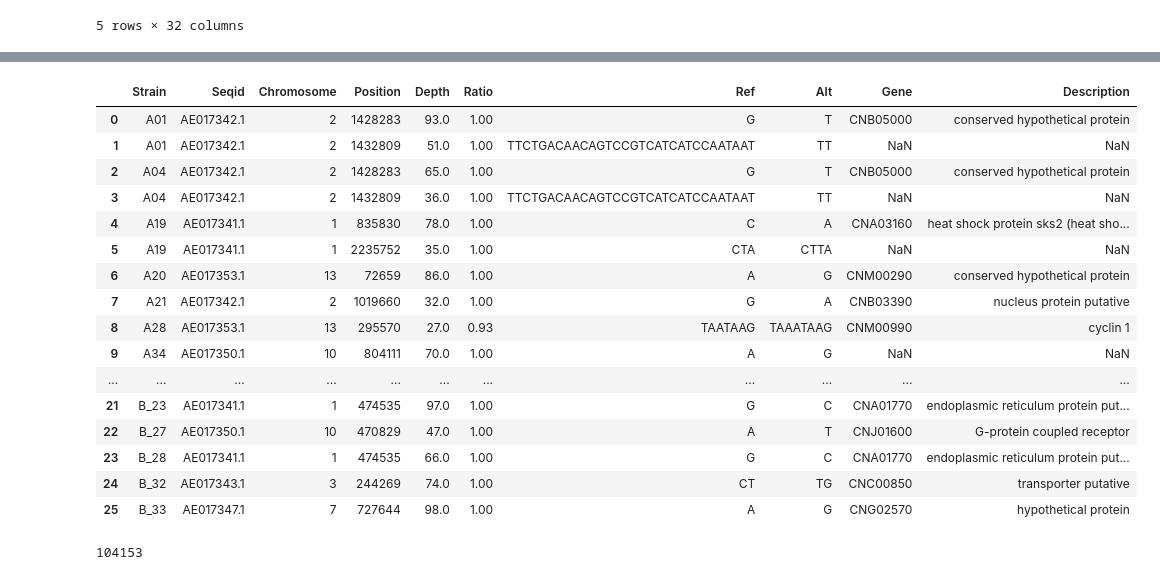
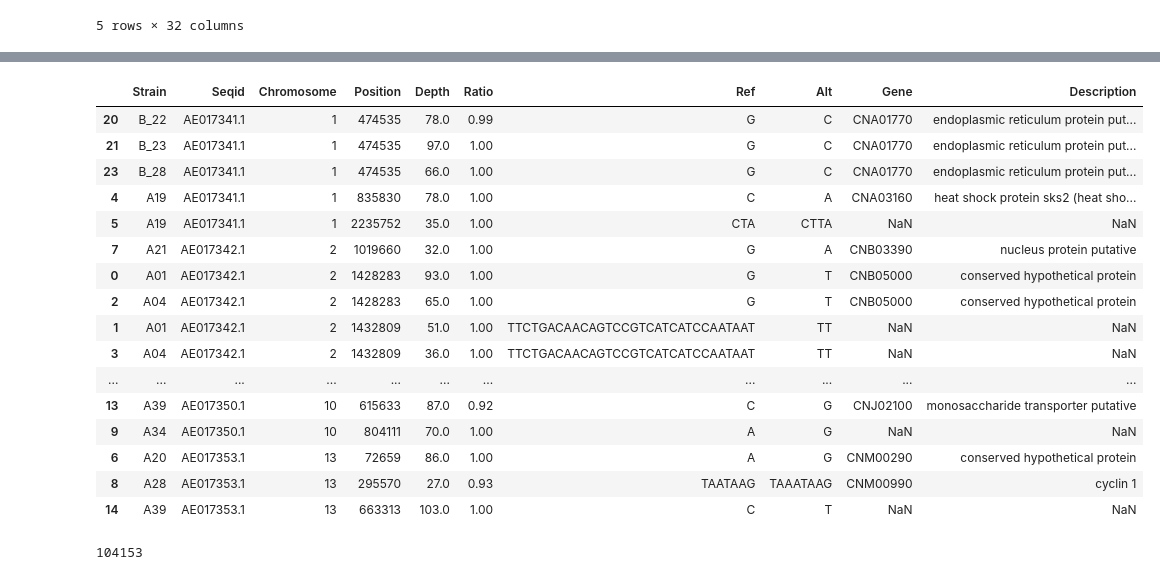
Before and after one commit to magwenelab/Self-Filamentation_B3502_progeny, a Jupyter notebook: SCRIPTS/Variant_filter.ipynb, the cells around one changed output, grey strips where cells are left out. Drawn from its saved outputs; the diff is of its cells as text; code cells hidden in the pictures.

```diff
--- a/SCRIPTS/Variant_filter.ipynb
+++ b/SCRIPTS/Variant_filter.ipynb
@@ -593,23 +623,23 @@ checks.sort_values(['Chromosome','Position'],inplace=True)
 # %%
-checks.sort_values('Strain')
+checks
 # %% [output]
 |  | Strain | Seqid | Chromosome | Position | Depth | Ratio | Ref | Alt | Gene | Description |
-| 0 | A01 | AE017342.1 | 2 | 1428283 | 93.0 | 1.00 | G | T | CNB05000 | conserved hypothetical protein |
-| 1 | A01 | AE017342.1 | 2 | 1432809 | 51.0 | 1.00 | TTCTGACAACAGTCCGTCATCATCCAATAAT | TT | NaN | NaN |
-| 2 | A04 | AE017342.1 | 2 | 1428283 | 65.0 | 1.00 | G | T | CNB05000 | conserved hypothetical protein |
-| 3 | A04 | AE017342.1 | 2 | 1432809 | 36.0 | 1.00 | TTCTGACAACAGTCCGTCATCATCCAATAAT | TT | NaN | NaN |
+| 20 | B_22 | AE017341.1 | 1 | 474535 | 78.0 | 0.99 | G | C | CNA01770 | endoplasmic reticulum protein put... |
+| 21 | B_23 | AE017341.1 | 1 | 474535 | 97.0 | 1.00 | G | C | CNA01770 | endoplasmic reticulum protein put... |
+| 23 | B_28 | AE017341.1 | 1 | 474535 | 66.0 | 1.00 | G | C | CNA01770 | endoplasmic reticulum protein put... |
 | 4 | A19 | AE017341.1 | 1 | 835830 | 78.0 | 1.00 | C | A | CNA03160 | heat shock protein sks2 (heat sho... |
 | 5 | A19 | AE017341.1 | 1 | 2235752 | 35.0 | 1.00 | CTA | CTTA | NaN | NaN |
+| 7 | A21 | AE017342.1 | 2 | 1019660 | 32.0 | 1.00 | G | A | CNB03390 | nucleus protein putative |
+| 0 | A01 | AE017342.1 | 2 | 1428283 | 93.0 | 1.00 | G | T | CNB05000 | conserved hypothetical protein |
+| 2 | A04 | AE017342.1 | 2 | 1428283 | 65.0 | 1.00 | G | T | CNB05000 | conserved hypothetical protein |
+| 1 | A01 | AE017342.1 | 2 | 1432809 | 51.0 | 1.00 | TTCTGACAACAGTCCGTCATCATCCAATAAT | TT | NaN | NaN |
+| 3 | A04 | AE017342.1 | 2 | 1432809 | 36.0 | 1.00 | TTCTGACAACAGTCCGTCATCATCCAATAAT | TT | NaN | NaN |
+| ... | ... | ... | ... | ... | ... | ... | ... | ... | ... | ... |
+| 13 | A39 | AE017350.1 | 10 | 615633 | 87.0 | 0.92 | C | G | CNJ02100 | monosaccharide transporter putative |
+| 9 | A34 | AE017350.1 | 10 | 804111 | 70.0 | 1.00 | A | G | NaN | NaN |
 | 6 | A20 | AE017353.1 | 13 | 72659 | 86.0 | 1.00 | A | G | CNM00290 | conserved hypothetical protein |
-| 7 | A21 | AE017342.1 | 2 | 1019660 | 32.0 | 1.00 | G | A | CNB03390 | nucleus protein putative |
 | 8 | A28 | AE017353.1 | 13 | 295570 | 27.0 | 0.93 | TAATAAG | TAAATAAG | CNM00990 | cyclin 1 |
-| 9 | A34 | AE017350.1 | 10 | 804111 | 70.0 | 1.00 | A | G | NaN | NaN |
-| ... | ... | ... | ... | ... | ... | ... | ... | ... | ... | ... |
-| 21 | B_23 | AE017341.1 | 1 | 474535 | 97.0 | 1.00 | G | C | CNA01770 | endoplasmic reticulum protein put... |
-| 22 | B_27 | AE017350.1 | 10 | 470829 | 47.0 | 1.00 | A | T | CNJ01600 | G-protein coupled receptor |
-| 23 | B_28 | AE017341.1 | 1 | 474535 | 66.0 | 1.00 | G | C | CNA01770 | endoplasmic reticulum protein put... |
-| 24 | B_32 | AE017343.1 | 3 | 244269 | 74.0 | 1.00 | CT | TG | CNC00850 | transporter putative |
-| 25 | B_33 | AE017347.1 | 7 | 727644 | 98.0 | 1.00 | A | G | CNG02570 | hypothetical protein |
+| 14 | A39 | AE017353.1 | 13 | 663313 | 103.0 | 1.00 | C | T | NaN | NaN |
 # %%
 NIHs = ancestors[-2:]
 # %%
```
Also changed, not shown: parts of 3 cells of this notebook, 8 other files.
